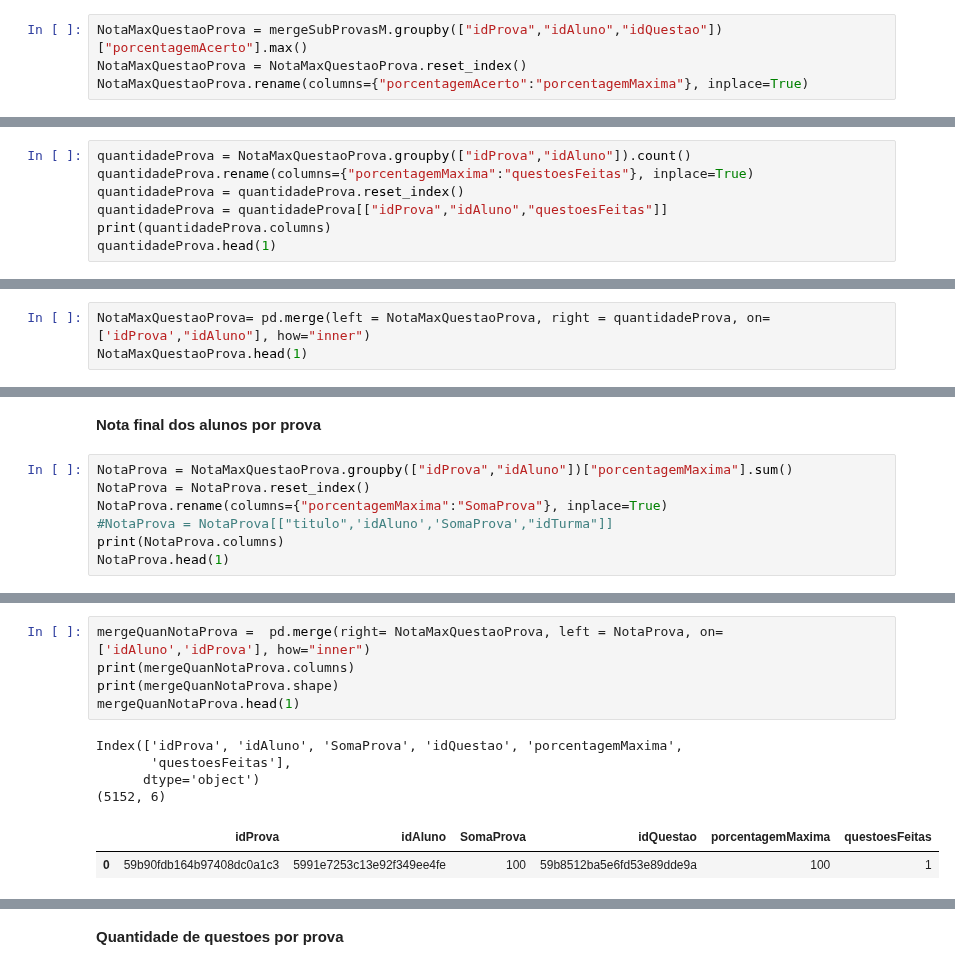
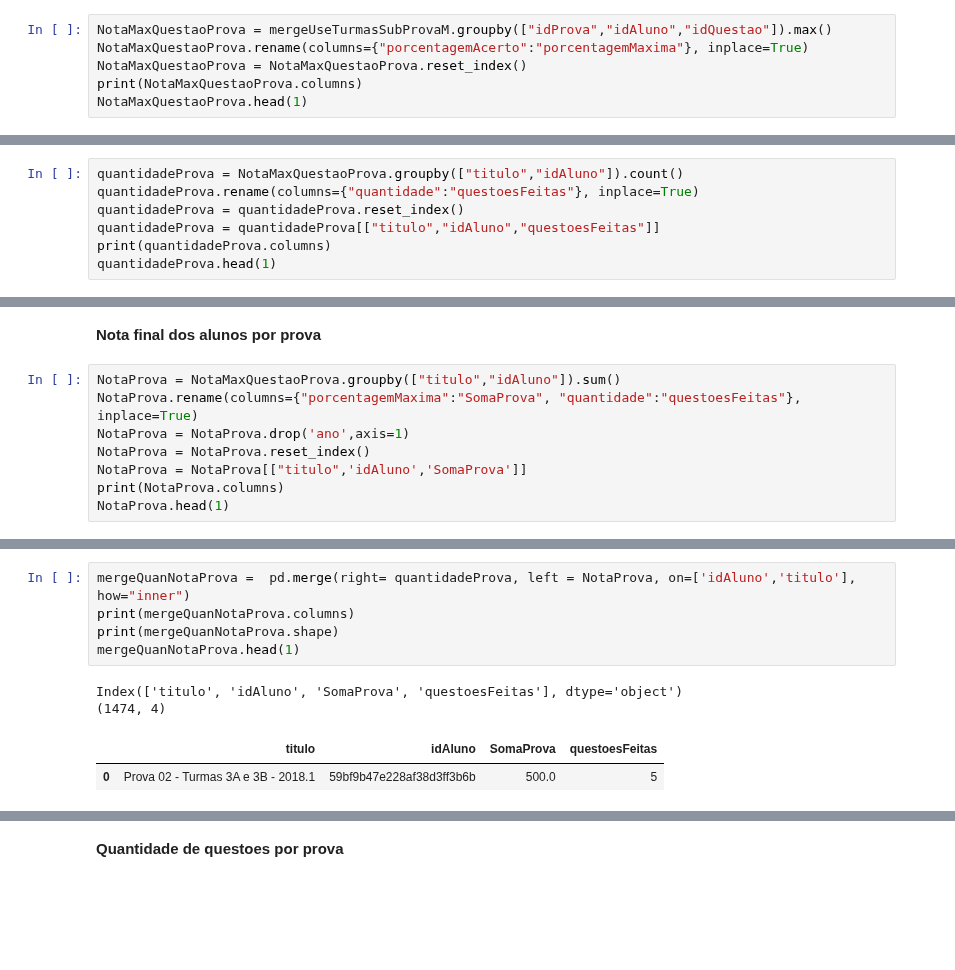
Before and after one commit to repitta/CienciaDeDadosEducacionais, a Jupyter notebook: LOP.ipynb, the cells around one changed output, grey strips where cells are left out. Drawn from its saved outputs; the diff is of its cells as text; blank space fills up the shorter version.

```diff
--- a/LOP.ipynb
+++ b/LOP.ipynb
@@ -792,4 +488,6 @@ Index(['idProva', 'idAluno', 'idQuestao', 'porcentagemMaxima'], dtype='object')
 # %%
-NotaMaxQuestaoProva = mergeSubProvasM.groupby(["idProva","idAluno","idQuestao"])["porcentagemAcerto"].max()
+NotaMaxQuestaoProva = mergeUseTurmasSubProvaM.groupby(["idProva","idAluno","idQuestao"]).max()
+NotaMaxQuestaoProva.rename(columns={"porcentagemAcerto":"porcentagemMaxima"}, inplace=True)
 NotaMaxQuestaoProva = NotaMaxQuestaoProva.reset_index()
-NotaMaxQuestaoProva.rename(columns={"porcentagemAcerto":"porcentagemMaxima"}, inplace=True)
+print(NotaMaxQuestaoProva.columns)
+NotaMaxQuestaoProva.head(1)
@@ -801,9 +494,9 @@ NotaMaxQuestaoProva.head(1)
 # %% [markdown]
 **Quantidade de questoes feitas por aluno em cada prova**
 # %%
-quantidadeProva = NotaMaxQuestaoProva.groupby(["idProva","idAluno"]).count()
-quantidadeProva.rename(columns={"porcentagemMaxima":"questoesFeitas"}, inplace=True)
+quantidadeProva = NotaMaxQuestaoProva.groupby(["titulo","idAluno"]).count()
+quantidadeProva.rename(columns={"quantidade":"questoesFeitas"}, inplace=True)
 quantidadeProva = quantidadeProva.reset_index()
-quantidadeProva = quantidadeProva[["idProva","idAluno","questoesFeitas"]]
+quantidadeProva = quantidadeProva[["titulo","idAluno","questoesFeitas"]]
 print(quantidadeProva.columns)
 quantidadeProva.head(1)
@@ -814,3 +502,0 @@ Index(['idProva', 'idAluno', 'questoesFeitas'], dtype='object')
-# %%
-NotaMaxQuestaoProva= pd.merge(left = NotaMaxQuestaoProva, right = quantidadeProva, on=['idProva',"idAluno"], how="inner")
-NotaMaxQuestaoProva.head(1)
@@ -820,9 +503,10 @@ NotaMaxQuestaoProva.head(1)
 # %% [markdown]
 **Nota final dos alunos por prova**
 # %%
-NotaProva = NotaMaxQuestaoProva.groupby(["idProva","idAluno"])["porcentagemMaxima"].sum()
+NotaProva = NotaMaxQuestaoProva.groupby(["titulo","idAluno"]).sum()
+NotaProva.rename(columns={"porcentagemMaxima":"SomaProva", "quantidade":"questoesFeitas"}, inplace=True)
+NotaProva = NotaProva.drop('ano',axis=1)
 NotaProva = NotaProva.reset_index()
-NotaProva.rename(columns={"porcentagemMaxima":"SomaProva"}, inplace=True)
-#NotaProva = NotaProva[["titulo",'idAluno','SomaProva',"idTurma"]]
+NotaProva = NotaProva[["titulo",'idAluno','SomaProva']]
 print(NotaProva.columns)
 NotaProva.head(1)
@@ -840,12 +513,10 @@ NotaProva.loc[NotaProva["idAluno"] == "5b6b74ad9513a60408ac24a8" ,["titulo","Som
 # %%
-mergeQuanNotaProva =  pd.merge(right= NotaMaxQuestaoProva, left = NotaProva, on=['idAluno','idProva'], how="inner")
+mergeQuanNotaProva =  pd.merge(right= quantidadeProva, left = NotaProva, on=['idAluno','titulo'], how="inner")
 print(mergeQuanNotaProva.columns)
 print(mergeQuanNotaProva.shape)
 mergeQuanNotaProva.head(1)
 # %% [output]
-Index(['idProva', 'idAluno', 'SomaProva', 'idQuestao', 'porcentagemMaxima',
-       'questoesFeitas'],
-      dtype='object')
-(5152, 6)
+Index(['titulo', 'idAluno', 'SomaProva', 'questoesFeitas'], dtype='object')
+(1474, 4)
-|  | idProva | idAluno | SomaProva | idQuestao | porcentagemMaxima | questoesFeitas |
-| 0 | 59b90fdb164b97408dc0a1c3 | 5991e7253c13e92f349ee4fe | 100 | 59b8512ba5e6fd53e89dde9a | 100 | 1 |
+|  | titulo | idAluno | SomaProva | questoesFeitas |
+| 0 | Prova 02 - Turmas 3A e 3B - 2018.1 | 59bf9b47e228af38d3ff3b6b | 500.0 | 5 |
```
Also changed, not shown: parts of 62 cells of this notebook.
